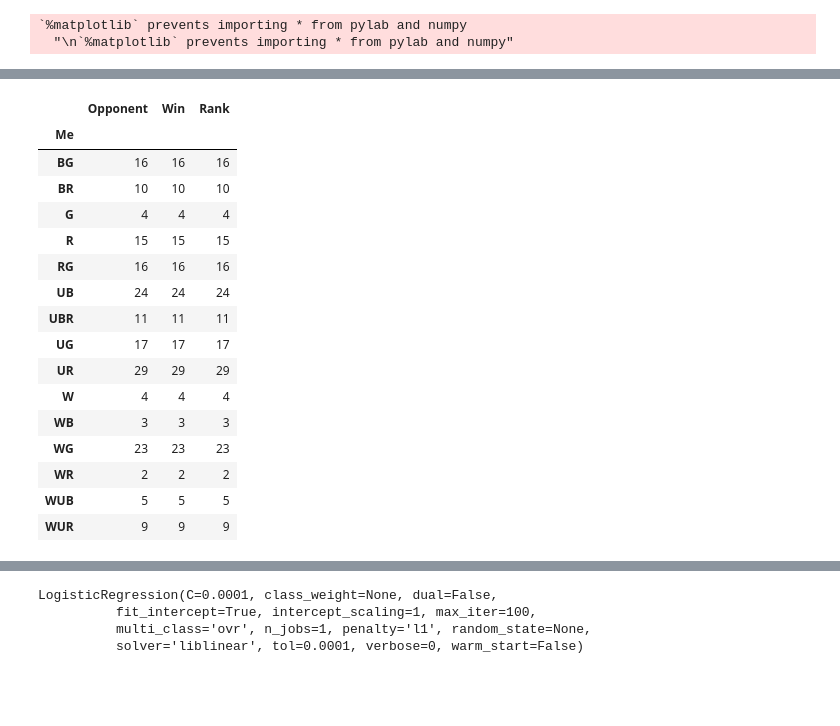
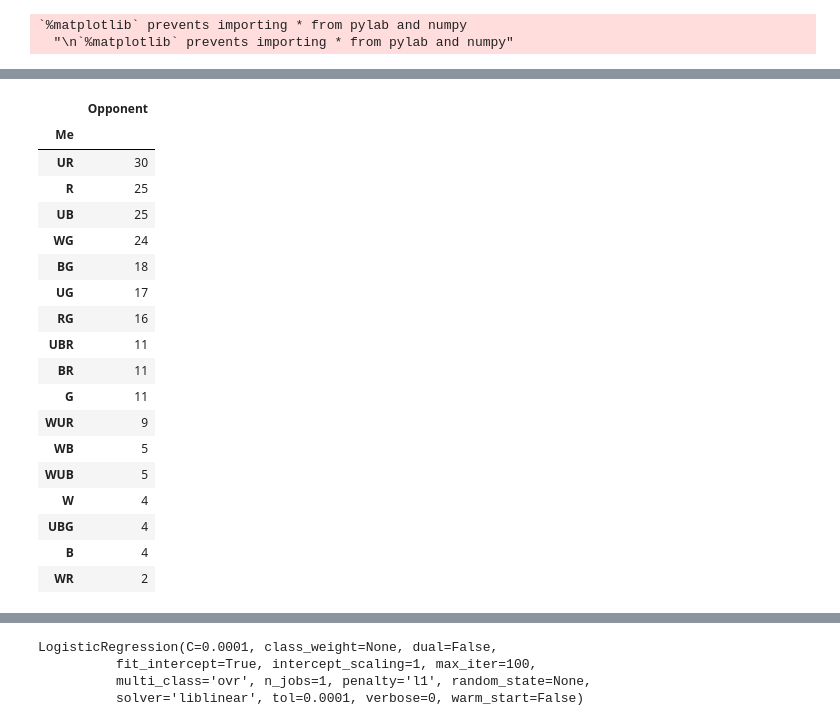
Before and after one commit to vincefav/misc-notebooks, a Jupyter notebook: Record.ipynb, the cells around one changed output, grey strips where cells are left out. Cells and saved outputs as stored; diff of their text form; code cells hidden in the pictures; blank space fills up the shorter version.

```diff
--- a/Record.ipynb
+++ b/Record.ipynb
@@ -28,23 +28,26 @@ data.tail()
-# %%
-data.groupby('Me').count()
-# %% [output]
-|  | Opponent | Win | Rank |
-| Me |  |  |  |
-| BG | 16 | 16 | 16 |
-| BR | 10 | 10 | 10 |
-| G | 4 | 4 | 4 |
-| R | 15 | 15 | 15 |
-| RG | 16 | 16 | 16 |
-| UB | 24 | 24 | 24 |
-| UBR | 11 | 11 | 11 |
-| UG | 17 | 17 | 17 |
-| UR | 29 | 29 | 29 |
-| W | 4 | 4 | 4 |
-| WB | 3 | 3 | 3 |
-| WG | 23 | 23 | 23 |
-| WR | 2 | 2 | 2 |
-| WUB | 5 | 5 | 5 |
-| WUR | 9 | 9 | 9 |
+# %%
+# How many times I've played each color
+data.groupby('Me').count().sort_values('Opponent', ascending=False)[['Opponent']]
+# %% [output]
+|  | Opponent |
+| Me |  |
+| UR | 30 |
+| R | 25 |
+| UB | 25 |
+| WG | 24 |
+| BG | 18 |
+| UG | 17 |
+| RG | 16 |
+| UBR | 11 |
+| BR | 11 |
+| G | 11 |
+| WUR | 9 |
+| WB | 5 |
+| WUB | 5 |
+| W | 4 |
+| UBG | 4 |
+| B | 4 |
+| WR | 2 |
 # %%
 data['Me_W'] = np.where(data['Me'].str.contains('W'), 1, 0)
 data['Me_U'] = np.where(data['Me'].str.contains('U'), 1, 0)
```
Also changed, not shown: parts of 7 cells of this notebook.
